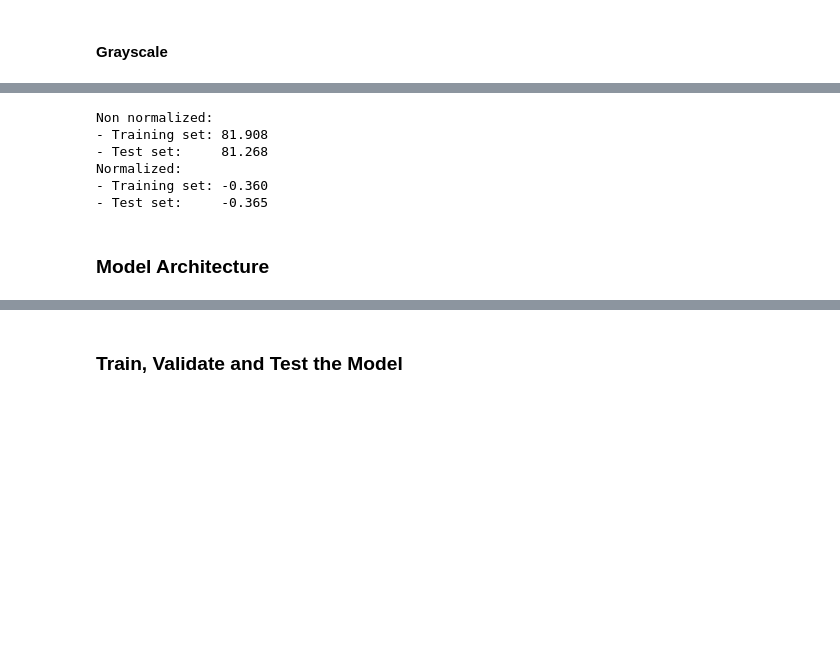
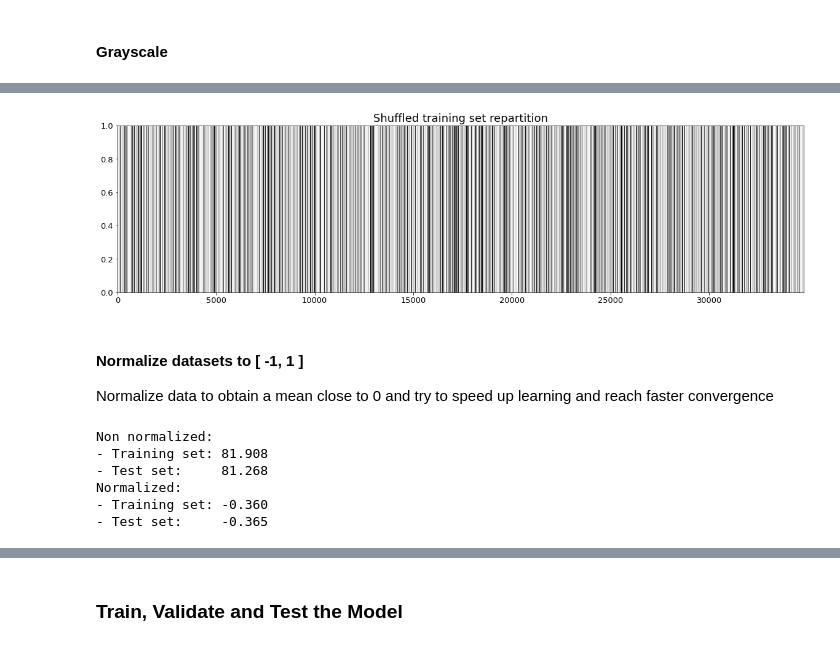
Before and after one commit to parphane/udacity-self_driving_cars, a Jupyter notebook: project-traffic_sign_classifier/Traffic_Sign_Classifier.ipynb, the cells around one changed output, grey strips where cells are left out. Cells and saved outputs as stored; diff of their text form; code cells hidden in the pictures; blank space fills up the shorter version.

```diff
--- a/project-traffic_sign_classifier/Traffic_Sign_Classifier.ipynb
+++ b/project-traffic_sign_classifier/Traffic_Sign_Classifier.ipynb
@@ -263,0 +299,20 @@ plotImages(imgs_gray, lbls_each, True)
+# %%
+def UnisonShuffle(a, b):
+    assert len(a) == len(b)
+    p = np.random.permutation(len(a))
+    return a[p], b[p]
+
+X_train_shfld, y_train_shfld = UnisonShuffle(X_train_pipeline, y_train_pipeline)
+# TODO Figure out how to pass the shuffled labels to plt
+#train_ds = tf.data.Dataset.from_tensor_slices((X_train_pipeline, y_train_pipeline)).shuffle(5000)
+# %%
+#plotImages(X_train_shfld, y_train_shfld)
+
+fig, ax11 = plt.subplots(1, 1, figsize=(20, 5))
+ax11.pcolor(np.asarray([y_train_shfld]), cmap = 'Greys')
+ax11.set_title("Shuffled training set repartition".format(len(y_train_shfld)), fontsize=18)
+ax11.tick_params(axis='both', which='major', labelsize=13)
+
+plt.show()
+# %% [output]
+[figure, added]
@@ -264,2 +322,5 @@ plotImages(imgs_gray, lbls_each, True)
+# %% [markdown]
+#### Normalize datasets to [ -1, 1 ]
+Normalize data to obtain a mean close to 0 and try to speed up learning and reach faster convergence
 # %%
 print("Non normalized:")
@@ -279,5 +341,3 @@ Non normalized:
 Normalized:
 - Training set: -0.360
 - Test set:     -0.365
-# %% [markdown]
-### Model Architecture
```
Also changed, not shown: parts of 24 cells of this notebook, 1 other file.
